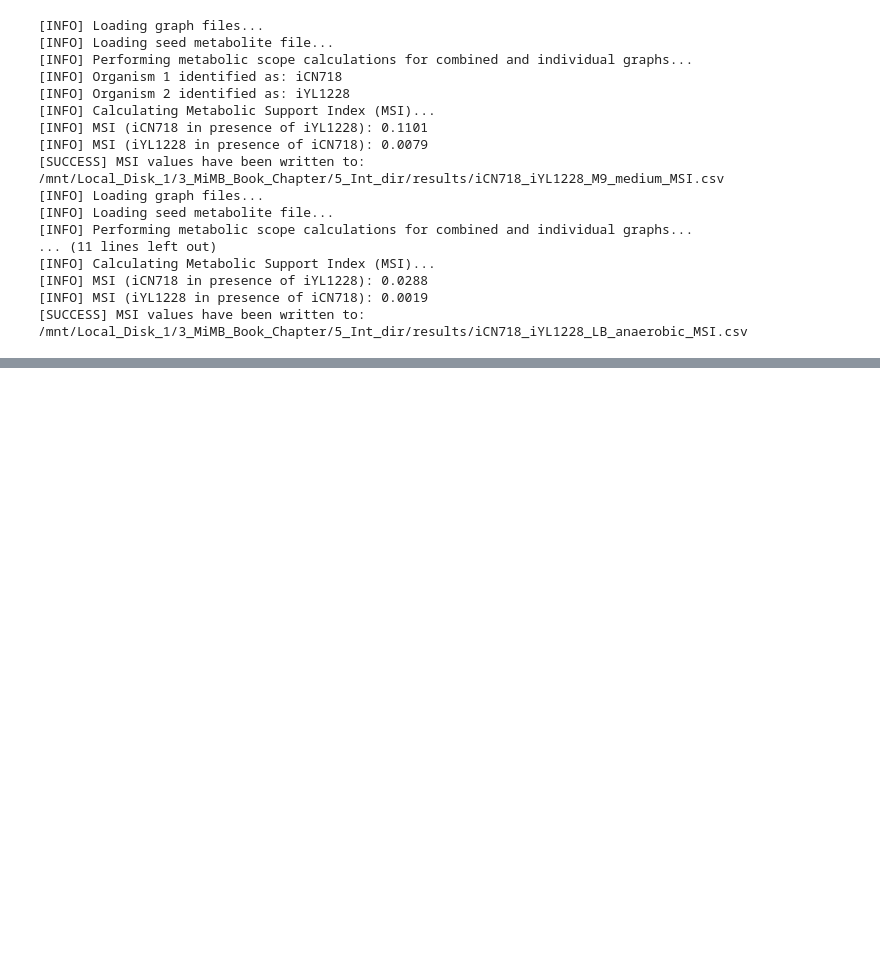
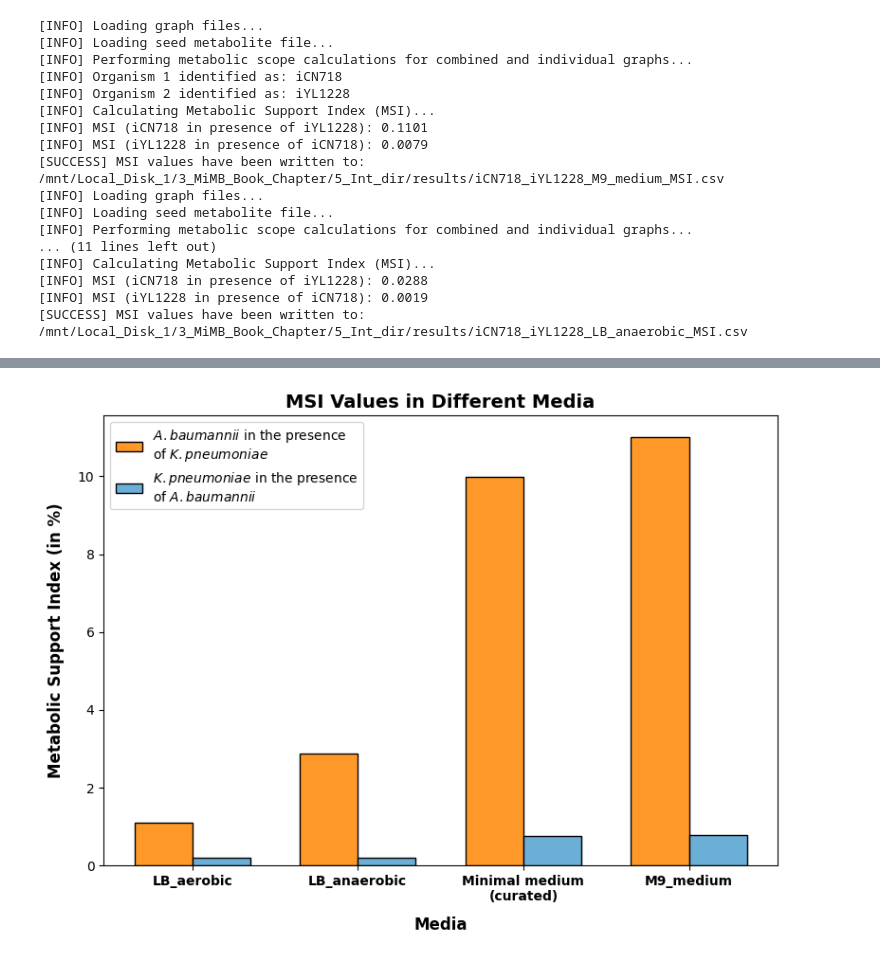
Before and after one commit to RamanLab/metquest, a Jupyter notebook: MSI_Protocol/metquest-protocol.ipynb, the cells around one changed output, grey strips where cells are left out. Drawn from its saved outputs; the diff is of its cells as text; code cells hidden in the pictures; blank space fills up the shorter version.

```diff
--- a/MSI_Protocol/metquest-protocol.ipynb
+++ b/MSI_Protocol/metquest-protocol.ipynb
@@ -949,0 +1009,55 @@ find_metabolic_support_index(intermediate_dir, graph_name_combined, graph_name_f
+# %%
+# Plotting the Metabolic Support Index (MSI) values
+
+# Data representing Metabolic Support Index (MSI) values in various media
+categories = ["LB_aerobic", "LB_anaerobic", "Minimal medium\n(curated)", "M9_medium"]
+
+A_baumannii = [1.10, 2.88, 9.98, 11.01]
+K_pneumoniae = [0.19, 0.19, 0.76, 0.79]
+
+# Defining color palettes
+yellow_palette = palettable.colorbrewer.sequential.YlOrBr_9.mpl_colors
+blue_palette = palettable.colorbrewer.sequential.Blues_9.mpl_colors
+
+# Defining bar positions for the x-axis
+x = np.arange(len(categories))
+width = 0.35
+fig, ax = plt.subplots(figsize=(8, 6))
+
+# Plotting MSI values for A. baumannii
+bar1 = ax.bar(
+    x - width/2, A_baumannii, width,
+    label=r'$\mathit{A.baumannii}$ in the presence''\n' 'of $\mathit{K.pneumoniae}$',
+    color=yellow_palette[4], edgecolor='black'
+)
+
+# Plotting MSI values for K. pneumoniae
+bar2 = ax.bar(
+    x + width/2, K_pneumoniae, width,
+    label=r'$\mathit{K.pneumoniae}$ in the presence''\n' 'of $\mathit{A.baumannii}$',
+    color=blue_palette[4], edgecolor='black'
+)
+
+# Adding labels and titles
+plt.xlabel("Media", fontsize=12, labelpad=10, fontweight="bold")
+plt.ylabel("Metabolic Support Index (in %)", fontsize=12, labelpad=10, fontweight="bold")
+plt.title("MSI Values in Different Media", fontsize=14, fontweight="bold")
+plt.xticks(x, categories, rotation=0, ha="center")
+ax.set_xticklabels(media, fontsize=10, fontweight="bold")
+
+# Adding a legend
+legend = ax.legend(
+    fontsize=9,
+    frameon=True,
+    borderpad=0, ncol=4,
+    labelcolor='black',
+)
+
+plt.legend()
+plt.tight_layout()
+
+# Save or display the plot
+plt.savefig("/mnt/Local_Disk_1/3_MiMB_Book_Chapter/6_Figures/2_Figure.pdf", format="pdf")
+plt.show()
+# %% [output]
+[figure, added]
```
Also changed, not shown: parts of 2 cells of this notebook.
